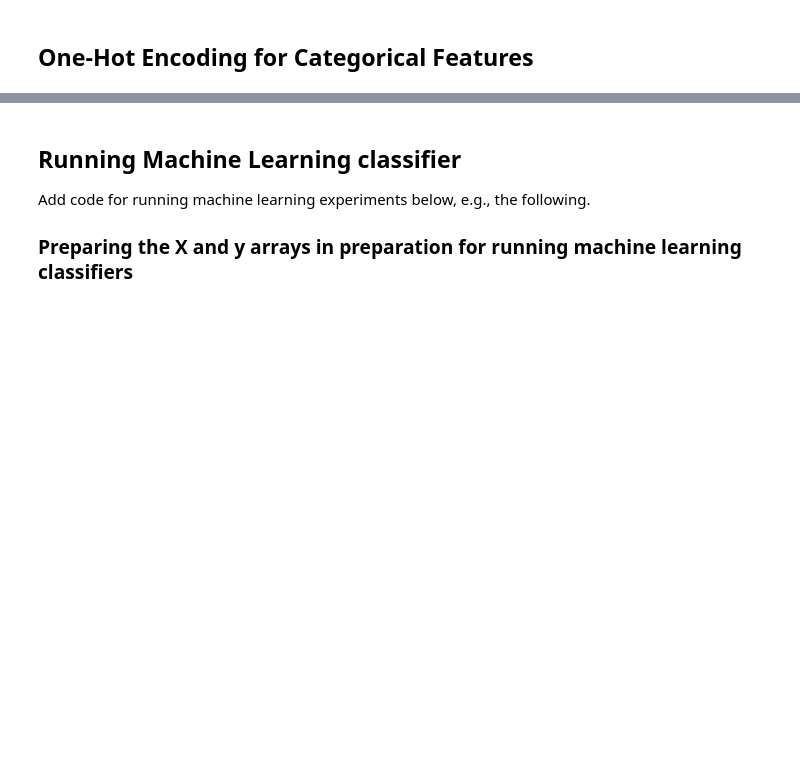
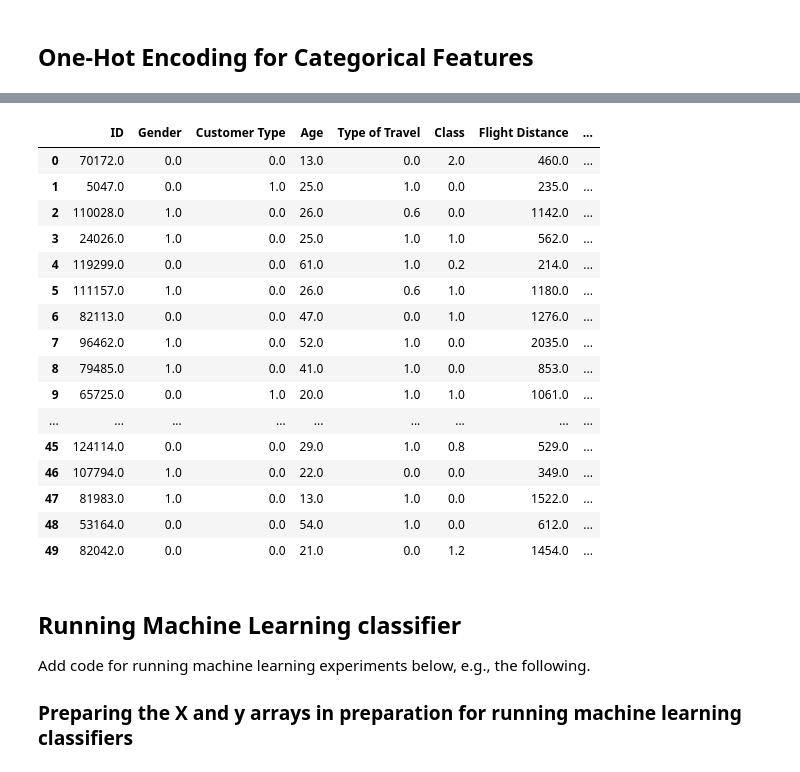
Before and after one commit to bu-ml-2022-23/ml-assignment-Shay-Khamar, a Jupyter notebook: ml-assignment.ipynb, the cells around one changed output, grey strips where cells are left out. Drawn from its saved outputs; the diff is of its cells as text; code cells hidden in the pictures; blank space fills up the shorter version.

```diff
--- a/ml-assignment.ipynb
+++ b/ml-assignment.ipynb
@@ -523,3 +526,23 @@ df.head()
+# %%
+newDataSet.head(50)
+# %% [output]
+|  | ID | Gender | Customer Type | Age | Type of Travel | Class | Flight Distance | ... |
+| 0 | 70172.0 | 0.0 | 0.0 | 13.0 | 0.0 | 2.0 | 460.0 | ... |
+| 1 | 5047.0 | 0.0 | 1.0 | 25.0 | 1.0 | 0.0 | 235.0 | ... |
+| 2 | 110028.0 | 1.0 | 0.0 | 26.0 | 0.6 | 0.0 | 1142.0 | ... |
+| 3 | 24026.0 | 1.0 | 0.0 | 25.0 | 1.0 | 1.0 | 562.0 | ... |
+| 4 | 119299.0 | 0.0 | 0.0 | 61.0 | 1.0 | 0.2 | 214.0 | ... |
+| 5 | 111157.0 | 1.0 | 0.0 | 26.0 | 0.6 | 1.0 | 1180.0 | ... |
+| 6 | 82113.0 | 0.0 | 0.0 | 47.0 | 0.0 | 1.0 | 1276.0 | ... |
+| 7 | 96462.0 | 1.0 | 0.0 | 52.0 | 1.0 | 0.0 | 2035.0 | ... |
+| 8 | 79485.0 | 1.0 | 0.0 | 41.0 | 1.0 | 0.0 | 853.0 | ... |
+| 9 | 65725.0 | 0.0 | 1.0 | 20.0 | 1.0 | 1.0 | 1061.0 | ... |
+| ... | ... | ... | ... | ... | ... | ... | ... | ... |
+| 45 | 124114.0 | 0.0 | 0.0 | 29.0 | 1.0 | 0.8 | 529.0 | ... |
+| 46 | 107794.0 | 1.0 | 0.0 | 22.0 | 0.0 | 0.0 | 349.0 | ... |
+| 47 | 81983.0 | 1.0 | 0.0 | 13.0 | 1.0 | 0.0 | 1522.0 | ... |
+| 48 | 53164.0 | 0.0 | 0.0 | 54.0 | 1.0 | 0.0 | 612.0 | ... |
+| 49 | 82042.0 | 0.0 | 0.0 | 21.0 | 0.0 | 1.2 | 1454.0 | ... |
 # %% [markdown]
 ## Running Machine Learning classifier
 
```
Also changed, not shown: parts of 33 cells of this notebook.
